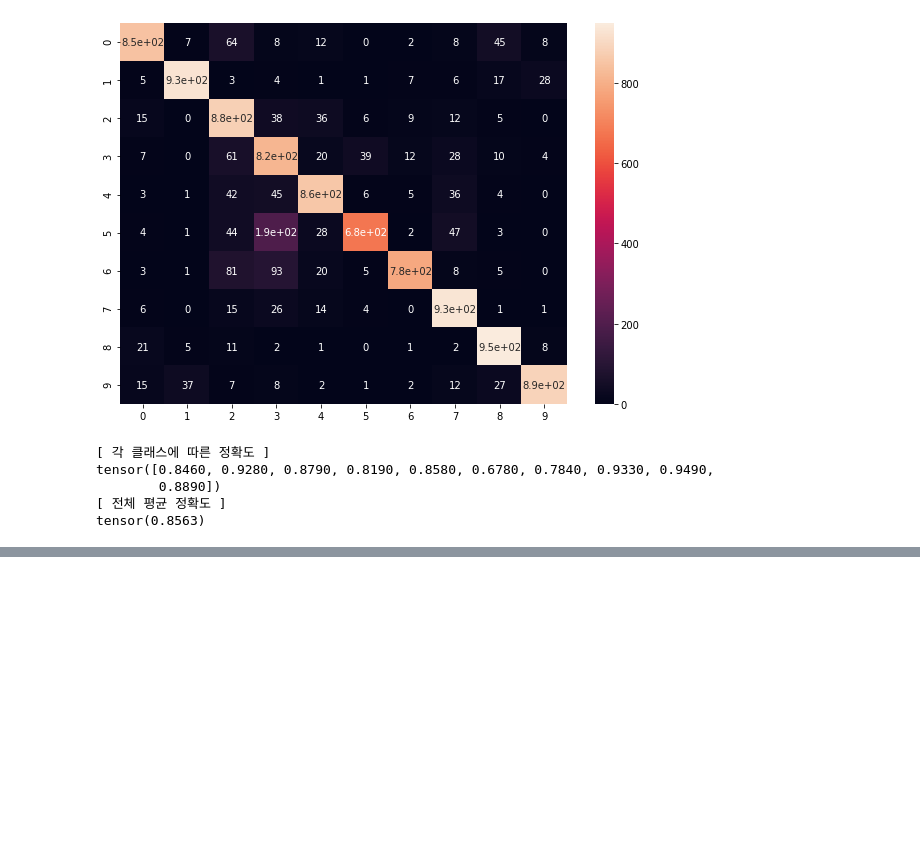
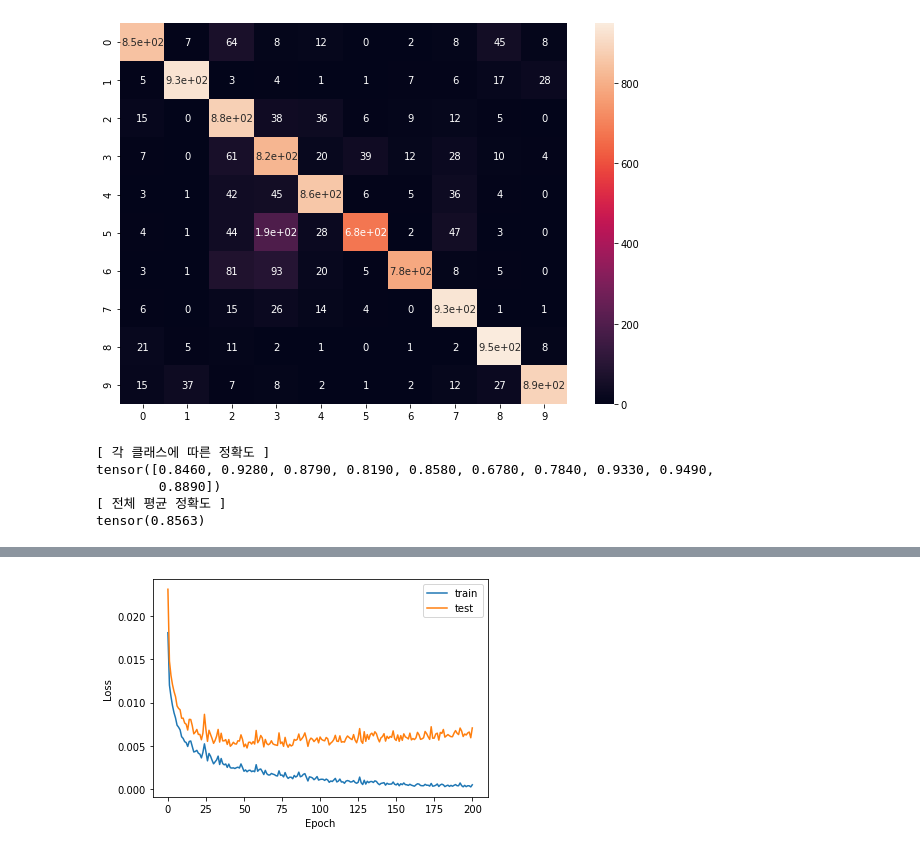
Before and after one commit to ndb796/PyTorch-CNN, a Jupyter notebook: PyTorch_CNN_ResNet_CIFAR10_Dataset.ipynb, the cells around one changed output, grey strips where cells are left out. Cells and saved outputs as stored; diff of their text form; code cells hidden in the pictures; blank space fills up the shorter version.

```diff
--- a/PyTorch_CNN_ResNet_CIFAR10_Dataset.ipynb
+++ b/PyTorch_CNN_ResNet_CIFAR10_Dataset.ipynb
@@ -378,0 +453,10 @@ tensor(0.8563)
+# %%
+# 손실(loss) 커브 시각화
+plt.plot([i for i in range(epoch + 1)], [i[1] for i in train_result])
+plt.plot([i for i in range(epoch + 1)], [i[1] for i in test_result])
+plt.xlabel("Epoch")
+plt.ylabel("Loss")
+plt.legend(["train", "test"])
+plt.show()
+# %% [output]
+[figure, added]
```
Also changed, not shown: parts of 6 cells of this notebook.
